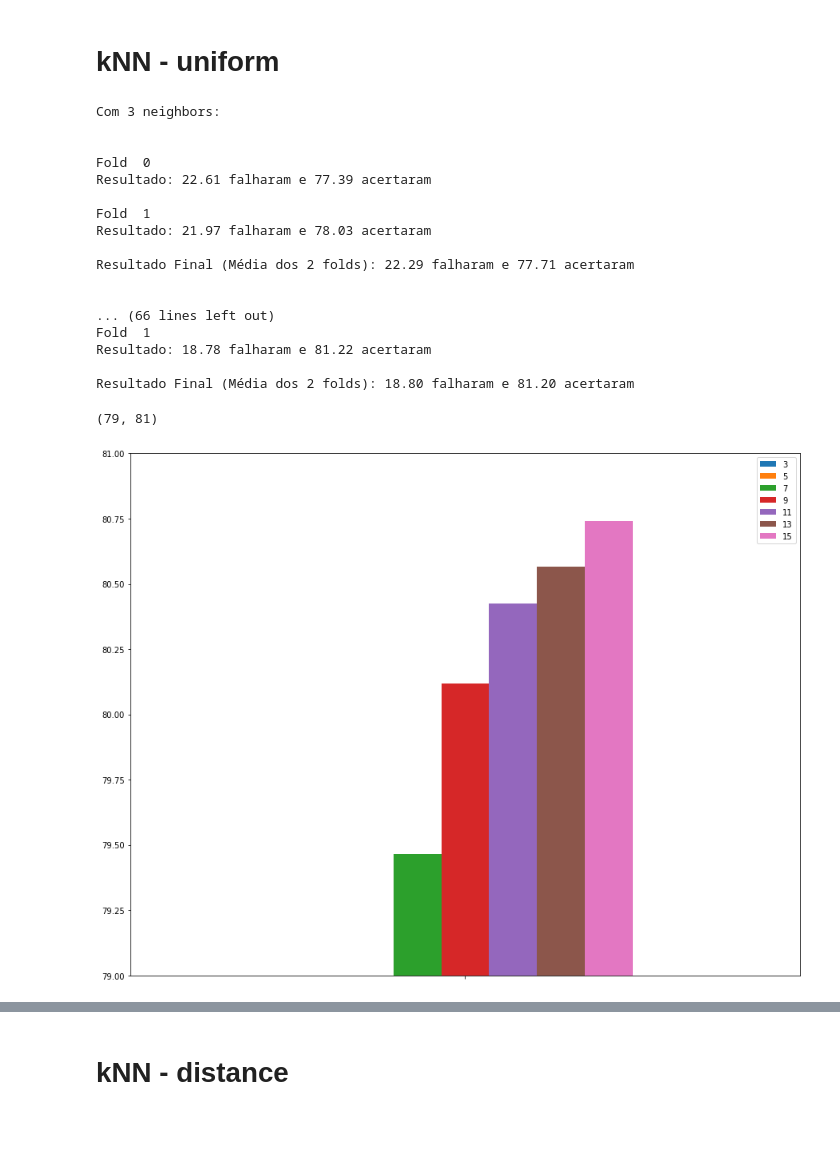
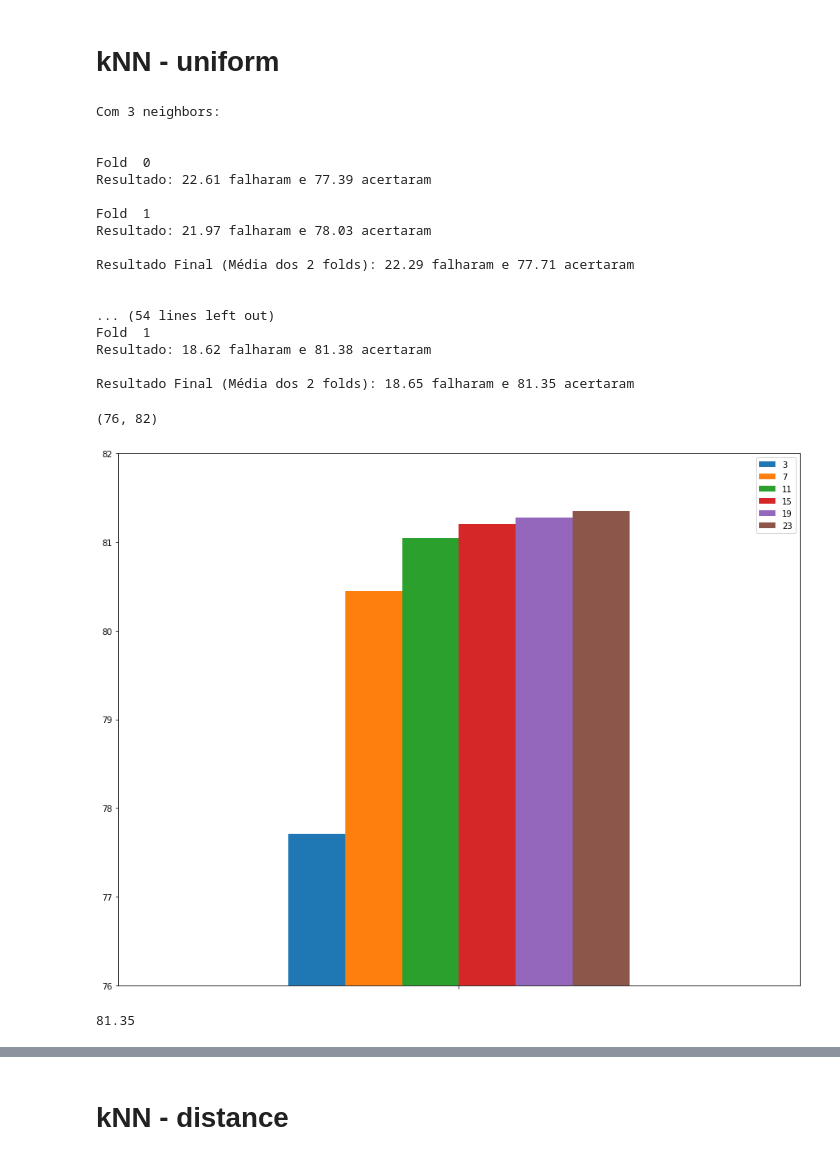
Before and after one commit to gustavoisidio/cienciadedados, a Jupyter notebook: projeto/kNN.ipynb, the cells around one changed output, grey strips where cells are left out. Saved outputs shown, nothing was run; the diff lists cells and outputs as text; code cells hidden in the pictures; blank space fills up the shorter version.

```diff
--- a/projeto/kNN.ipynb
+++ b/projeto/kNN.ipynb
@@ -57,7 +55,7 @@ k = 2
 folds, X_train, y_train = load_data_kfold(k)
 
 
-for x in range(3, 17, 2):
+for x in range(3, 24, 4):
 
     uniform_Falhas_Media = 0
     uniform_Acertos_Media = 0
@@ -107,27 +105,31 @@ Resultado: 21.97 falharam e 78.03 acertaram
 Resultado Final (Média dos 2 folds): 22.29 falharam e 77.71 acertaram
 
 
-... (66 lines left out)
+... (54 lines left out)
 Fold  1
-Resultado: 18.78 falharam e 81.22 acertaram
+Resultado: 18.62 falharam e 81.38 acertaram
 
-Resultado Final (Média dos 2 folds): 18.80 falharam e 81.20 acertaram
+Resultado Final (Média dos 2 folds): 18.65 falharam e 81.35 acertaram
 # %%
 data = {'3':knn_Acertos_Total[0],
-        '5':knn_Acertos_Total[1],
-        '7':knn_Acertos_Total[2],
-        '9':knn_Acertos_Total[3],
-        '11':knn_Acertos_Total[4],
-        '13':knn_Acertos_Total[5],
-        '15':knn_Acertos_Total[6]}
+        '7':knn_Acertos_Total[1],
+        '11':knn_Acertos_Total[2],
+        '15':knn_Acertos_Total[3],
+        '19':knn_Acertos_Total[4],
+        '23':knn_Acertos_Total[5]}
+
 
 # Creates pandas DataFrame.
 dfResultados = pd.DataFrame(data, index =[''])
 
 ax = dfResultados.plot(figsize=(15,12), kind='bar')
-ax.set_ylim(79, 81)
+ax.set_ylim(76, 82)
 # %% [output]
-(79, 81)
+(76, 82)
-[figure, old version]
+[figure, new version]
+# %%
+knn_Acertos_Total[1]
+# %% [output]
+81.35
 # %%
 data = {'3':knn_Falhas_Total[0],
```
Also changed, not shown: parts of 5 cells of this notebook, 1 other file.
